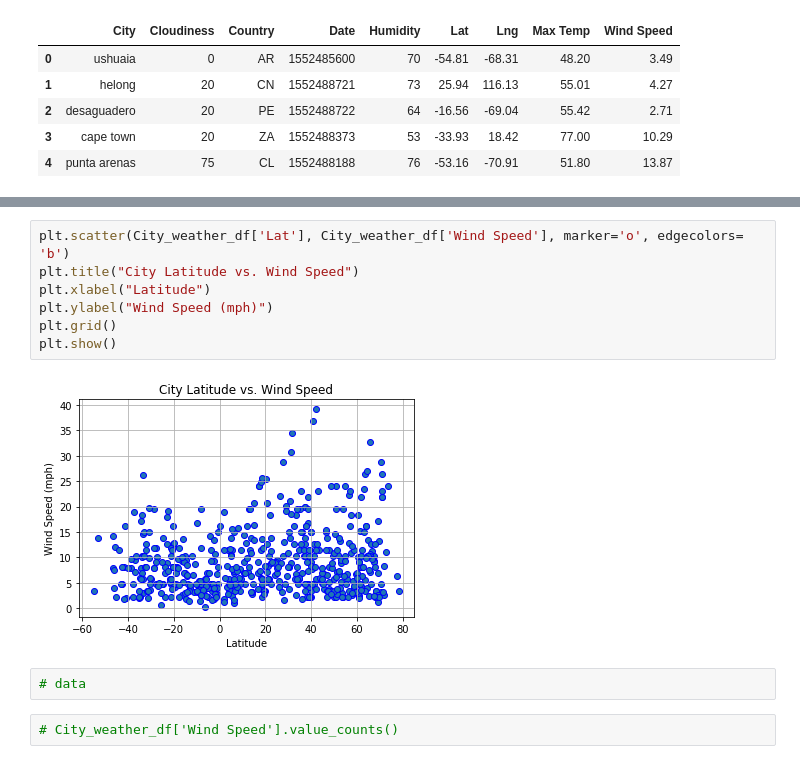
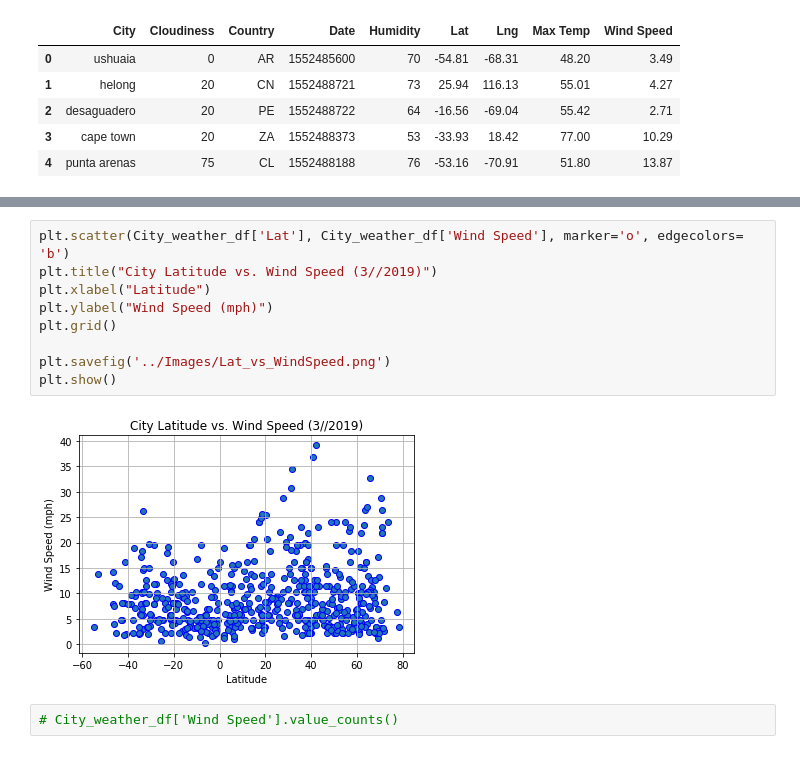
Before and after one commit to ulyssey28/Openweather_API, a Jupyter notebook: starter_code/API_Open_Weather.ipynb, the cells around one changed output, grey strips where cells are left out. Saved outputs shown, nothing was run; the diff lists cells and outputs as text.

```diff
--- a/starter_code/API_Open_Weather.ipynb
+++ b/starter_code/API_Open_Weather.ipynb
@@ -142,13 +150,13 @@ plt.show()
 # %%
 plt.scatter(City_weather_df['Lat'], City_weather_df['Wind Speed'], marker='o', edgecolors= 'b')
-plt.title("City Latitude vs. Wind Speed")
+plt.title("City Latitude vs. Wind Speed (3//2019)")
 plt.xlabel("Latitude")
 plt.ylabel("Wind Speed (mph)")
 plt.grid()
+
+plt.savefig('../Images/Lat_vs_WindSpeed.png')
 plt.show()
 # %% [output]
-[figure, old version]
+[figure, new version]
-# %%
-# data
 # %%
 # City_weather_df['Wind Speed'].value_counts()
```
Also changed, not shown: parts of 4 cells of this notebook, 5 other files.
